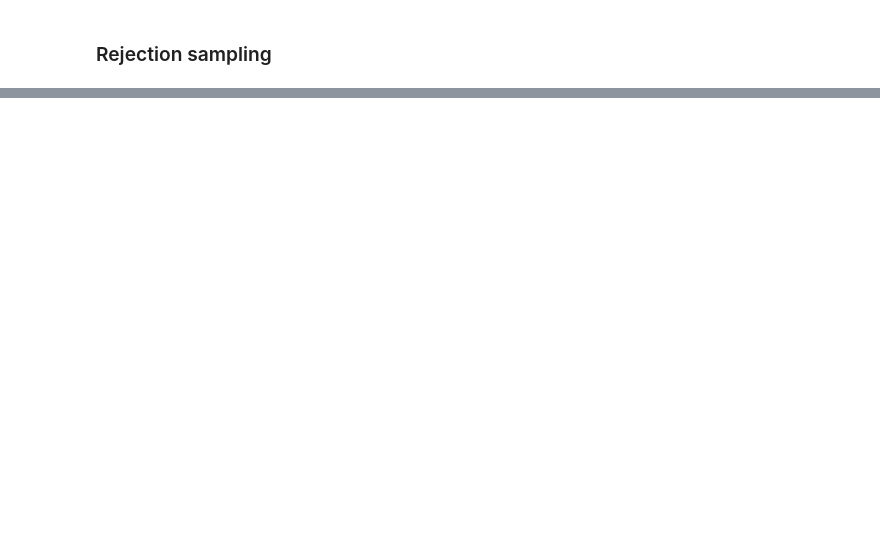
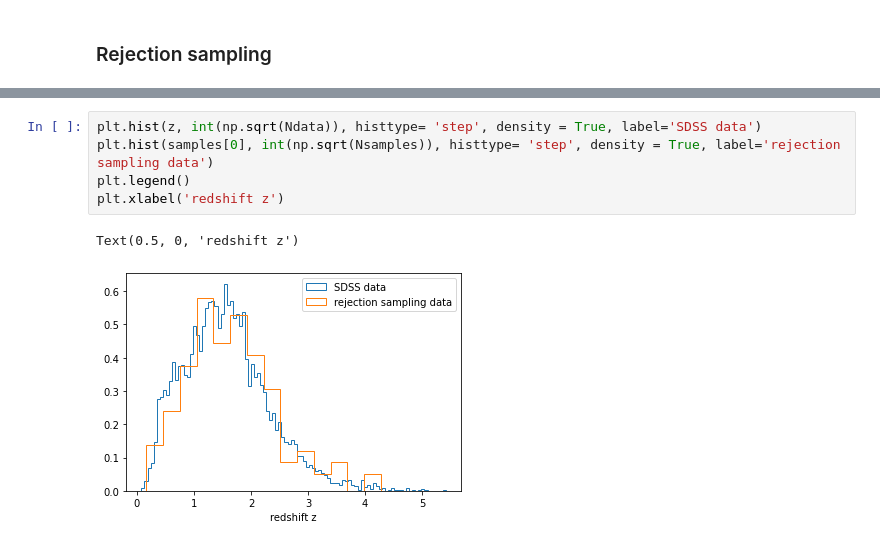
Before and after one commit to lisam10/astrostatistics_bicocca_2024, a Jupyter notebook: working/W04_quasars.ipynb, the cells around one changed output, grey strips where cells are left out. Drawn from its saved outputs; the diff is of its cells as text; blank space fills up the shorter version.

```diff
--- a/working/W04_quasars.ipynb
+++ b/working/W04_quasars.ipynb
@@ -58,0 +78,8 @@ while (len(samples) #cerca di mettere Nsamples):
+# %%
+plt.hist(z, int(np.sqrt(Ndata)), histtype= 'step', density = True, label='SDSS data')
+plt.hist(samples[0], int(np.sqrt(Nsamples)), histtype= 'step', density = True, label='rejection sampling data')
+plt.legend()
+plt.xlabel('redshift z')
+# %% [output]
+Text(0.5, 0, 'redshift z')
+[figure, added]
```
Also changed, not shown: parts of 4 cells of this notebook.
